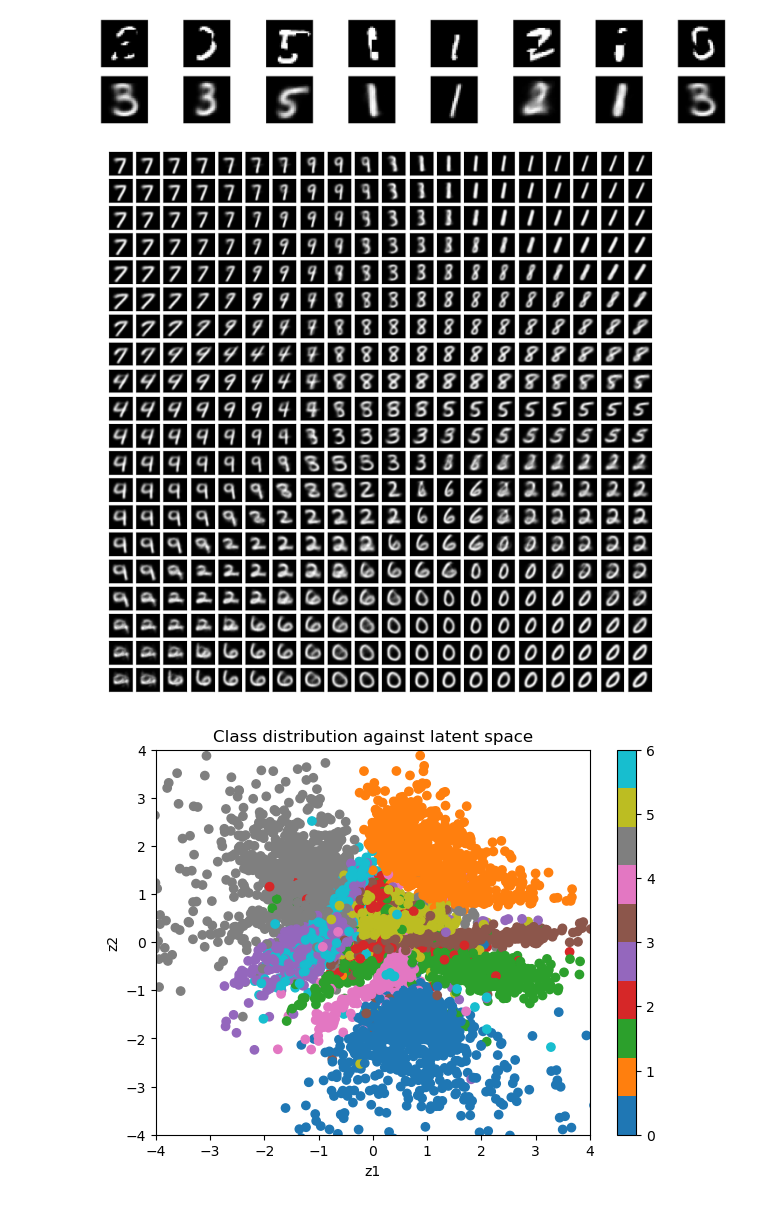
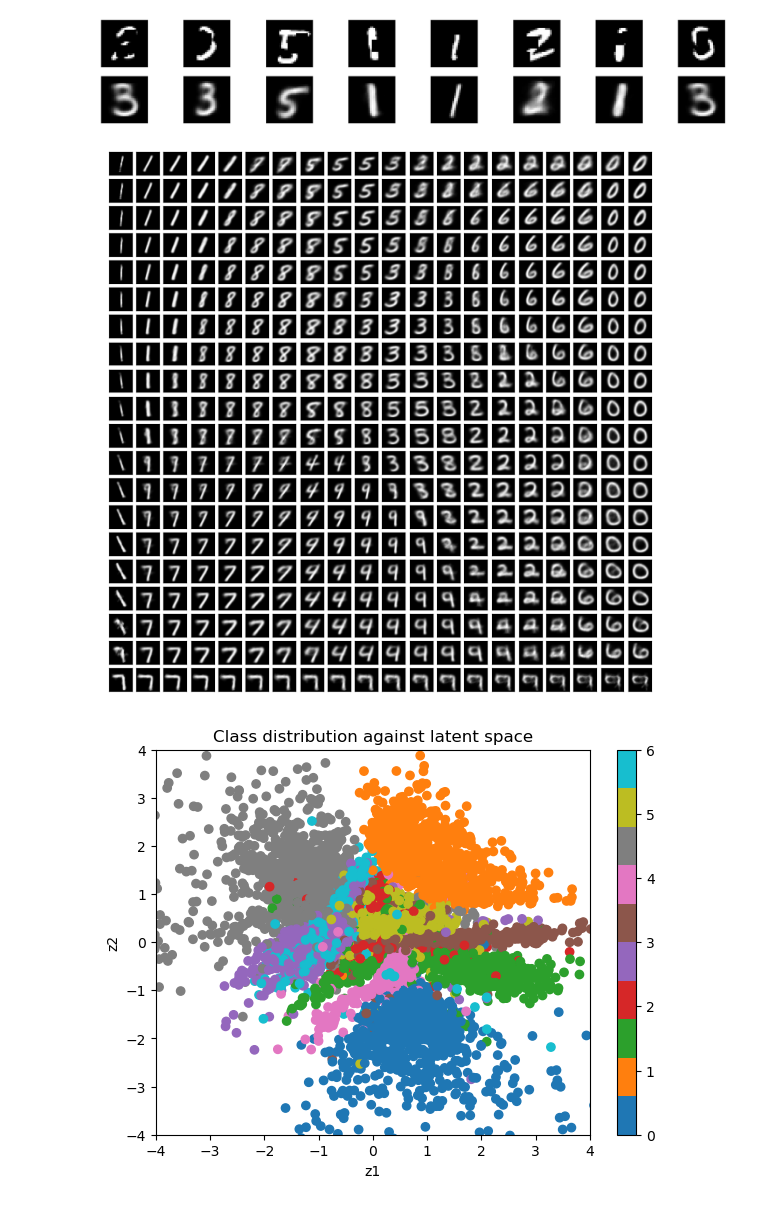
Before and after one commit to emanuelecoccia/Variational-Bayes, a Jupyter notebook: notebook.ipynb, the cells around one changed output. Drawn from its saved outputs; the diff is of its cells as text; code cells hidden in the pictures.

```diff
--- a/notebook.ipynb
+++ b/notebook.ipynb
@@ -203,28 +219,32 @@ with torch.no_grad():
 [figure]
 # %%
 # Plot the manifold
+from scipy.stats import norm
 # Define the number of samples per dimension
 n = 20
 # Define the grid
-grid_x = np.linspace(-1.5, 1.5, n)
-grid_y = np.linspace(-1.5, 1.5, n)[::-1]
+grid_x = np.linspace(0.00001, 1, n, endpoint=False)
+grid_y = np.linspace(0.00001, 1, n, endpoint=False)[::-1]
+# Transform the coordinates through the inverse CDF (ppf) of the Gaussian
+grid_x = torch.tensor(norm.ppf(grid_x))
+grid_y = torch.tensor(norm.ppf(grid_y))
 # Define the figure
 fig = plt.figure(figsize=(8, 8))
 # Plot
 with torch.no_grad():
     model.eval()
     for i, yi in enumerate(grid_y):
         for j, xi in enumerate(grid_x):
             z = torch.tensor([[xi, yi]]).float()
             x = model.decode(z)
             ax = plt.subplot(n, n, i*n+j+1)
             plt.imshow(x.view(28, 28).numpy(), cmap='gray')
             ax.get_xaxis().set_visible(False)
             ax.get_yaxis().set_visible(False)
 
     plt.show()
 # %% [output]
-[figure, old version]
+[figure, new version]
 # %%
 # Plot the latent dimensions as a scatter plot
 fig = plt.figure(figsize=(7, 5))
```
Also changed, not shown: parts of 2 cells of this notebook.
